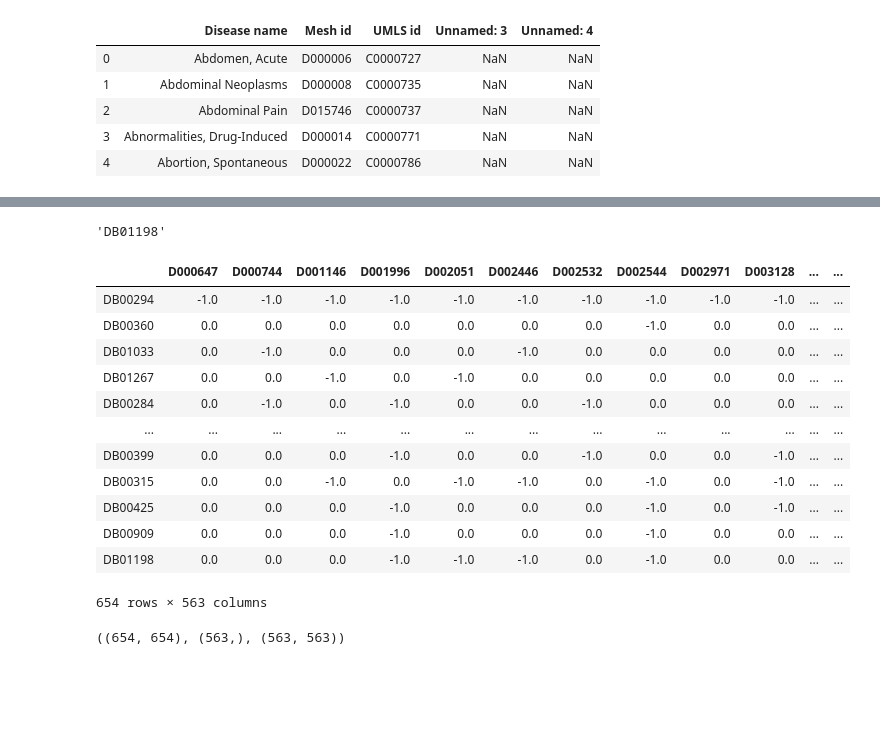
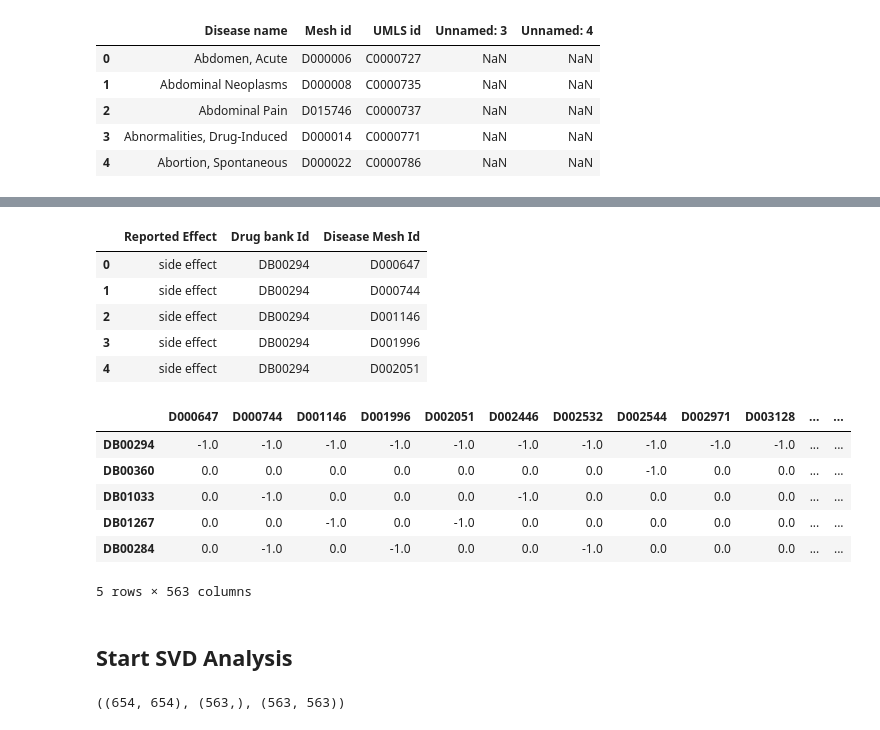
Before and after one commit to easternRainy/Drug-Minging-SVD, a Jupyter notebook: DrugMiningSVD.ipynb, the cells around one changed output, grey strips where cells are left out. Drawn from its saved outputs; the diff is of its cells as text; code cells hidden in the pictures; blank space fills up the shorter version.

```diff
--- a/DrugMiningSVD.ipynb
+++ b/DrugMiningSVD.ipynb
@@ -94,9 +69,14 @@ init_drug_disease_relation[init_drug_disease_relation['Disease Mesh Id']=="Disea
+# %%
+init_drug_disease_relation.head()
+# %% [output]
+|  | Reported Effect | Drug bank Id | Disease Mesh Id |
+| 0 | side effect | DB00294 | D000647 |
+| 1 | side effect | DB00294 | D000744 |
+| 2 | side effect | DB00294 | D001146 |
+| 3 | side effect | DB00294 | D001996 |
+| 4 | side effect | DB00294 | D002051 |
 # %%
 init_drug_disease_relation_matrix = pd.DataFrame()
-# %%
-init_drug_disease_relation.iloc[len(init_drug_disease_relation)-1]['Drug bank Id']
-# %% [output]
-'DB01198'
 # %%
 for i in range(0, len(init_drug_disease_relation)):
     line = init_drug_disease_relation.iloc[i]
@@ -106,25 +86,19 @@ for i in range(0, len(init_drug_disease_relation)):
     #init_drug_disease_relation_matrix[disease_id][drug_id] =
     if drug_id != 'Drug Not Found' and disease_id != 'Disease Not Found':
         if value == 'therapeutic effect	':
-            init_drug_disease_relation_matrix.set_value(drug_id, disease_id, 1)
+            init_drug_disease_relation_matrix.at[drug_id, disease_id] = 1
         if value == 'side effect':
-            init_drug_disease_relation_matrix.set_value(drug_id, disease_id, -1)
+            init_drug_disease_relation_matrix.at[drug_id, disease_id] = -1
 # %%
 init_drug_disease_relation_matrix = init_drug_disease_relation_matrix.fillna(0)
-init_drug_disease_relation_matrix
+init_drug_disease_relation_matrix.head()
 # %% [output]
 |  | D000647 | D000744 | D001146 | D001996 | D002051 | D002446 | D002532 | D002544 | D002971 | D003128 | ... | ... |
 | DB00294 | -1.0 | -1.0 | -1.0 | -1.0 | -1.0 | -1.0 | -1.0 | -1.0 | -1.0 | -1.0 | ... | ... |
 | DB00360 | 0.0 | 0.0 | 0.0 | 0.0 | 0.0 | 0.0 | 0.0 | -1.0 | 0.0 | 0.0 | ... | ... |
 | DB01033 | 0.0 | -1.0 | 0.0 | 0.0 | 0.0 | -1.0 | 0.0 | 0.0 | 0.0 | 0.0 | ... | ... |
 | DB01267 | 0.0 | 0.0 | -1.0 | 0.0 | -1.0 | 0.0 | 0.0 | 0.0 | 0.0 | 0.0 | ... | ... |
 | DB00284 | 0.0 | -1.0 | 0.0 | -1.0 | 0.0 | 0.0 | -1.0 | 0.0 | 0.0 | 0.0 | ... | ... |
-| ... | ... | ... | ... | ... | ... | ... | ... | ... | ... | ... | ... | ... |
-| DB00399 | 0.0 | 0.0 | 0.0 | -1.0 | 0.0 | 0.0 | -1.0 | 0.0 | 0.0 | -1.0 | ... | ... |
-| DB00315 | 0.0 | 0.0 | -1.0 | 0.0 | -1.0 | -1.0 | 0.0 | -1.0 | 0.0 | -1.0 | ... | ... |
-| DB00425 | 0.0 | 0.0 | 0.0 | -1.0 | 0.0 | 0.0 | 0.0 | -1.0 | 0.0 | -1.0 | ... | ... |
-| DB00909 | 0.0 | 0.0 | 0.0 | -1.0 | 0.0 | 0.0 | 0.0 | -1.0 | 0.0 | 0.0 | ... | ... |
-| DB01198 | 0.0 | 0.0 | 0.0 | -1.0 | -1.0 | -1.0 | 0.0 | -1.0 | 0.0 | 0.0 | ... | ... |
-654 rows × 563 columns
+5 rows × 563 columns
 # %%
 init_drug_disease_relation_matrix.to_csv("init_drug_disease_relation_matrix.csv")
@@ -133,3 +105,5 @@ import numpy as np
+# %% [markdown]
+## Start SVD Analysis
 # %%
 u, s, vh = np.linalg.svd(init_drug_disease_relation_matrix)
 # %%
```
Also changed, not shown: parts of 30 cells of this notebook.
